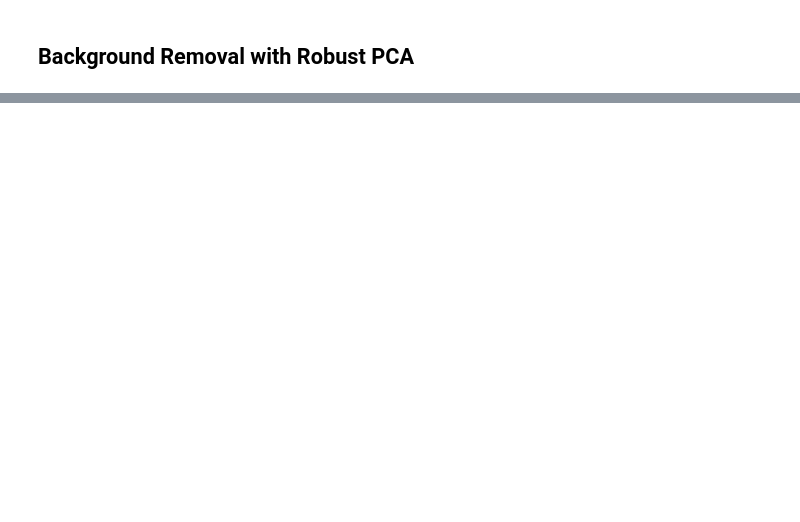
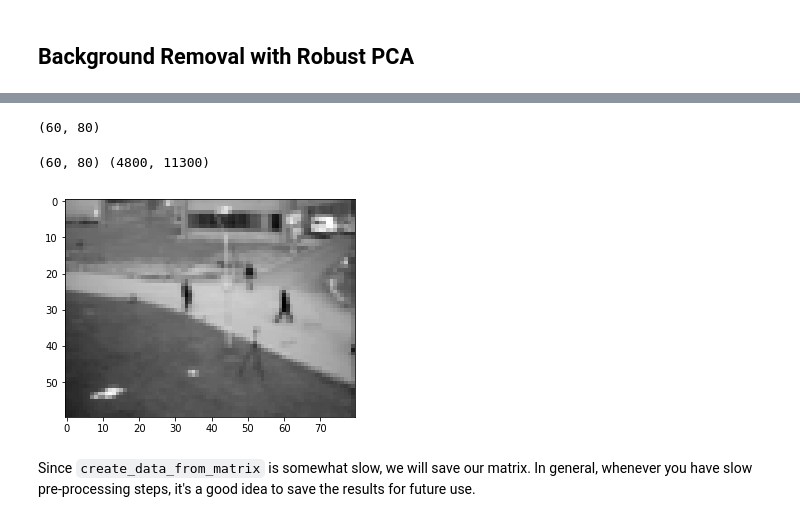
Before and after one commit to vagenkne/fastai-numerical-linear-algebra, a Jupyter notebook: nbs/Week3.ipynb, the cells around one changed output, grey strips where cells are left out. Cells and saved outputs as stored; diff of their text form; code cells hidden in the pictures; blank space fills up the shorter version.

```diff
--- a/nbs/Week3.ipynb
+++ b/nbs/Week3.ipynb
@@ -33,0 +18,3 @@ ConnectionError: HTTPConnectionPool(host='bmc.iut-auvergne.com', port=80): Max r
+# %%
+# video is stored in data/
+video = mpe.VideoFileClip("data/Video_003.avi")
@@ -33,0 +31,4 @@ ConnectionError: HTTPConnectionPool(host='bmc.iut-auvergne.com', port=80): Max r
+# %%
+def create_data_matrix_from_video(clip, k=5, scale=50):
+    return np.vstack([scipy.misc.imresize(rgb2gray(clip.get_frame(i/float(k))).astype(int),
+                      scale).flatten() for i in range(k * int(clip.duration))]).T
@@ -33,0 +67,19 @@ ConnectionError: HTTPConnectionPool(host='bmc.iut-auvergne.com', port=80): Max r
+# %%
+scale = 25   # Adjust scale to change resolution of image
+dims = (int(240 * (scale/100)), int(320 * (scale/100)))
+dims
+# %% [output]
+(60, 80)
+# %%
+M = create_data_matrix_from_video(video, 100, scale)
+# M = np.load("high_res_surveillance_matrix.npy")
+# %%
+print(dims, M.shape)
+# %% [output]
+(60, 80) (4800, 11300)
+# %%
+plt.imshow(np.reshape(M[:,140], dims), cmap='gray');
+# %% [output]
+[figure, added]
+# %% [markdown]
+Since `create_data_from_matrix` is somewhat slow, we will save our matrix.  In general, whenever you have slow pre-processing steps, it's a good idea to save the results for future use.
```
Also changed, not shown: parts of 58 cells of this notebook, 3 other files.
